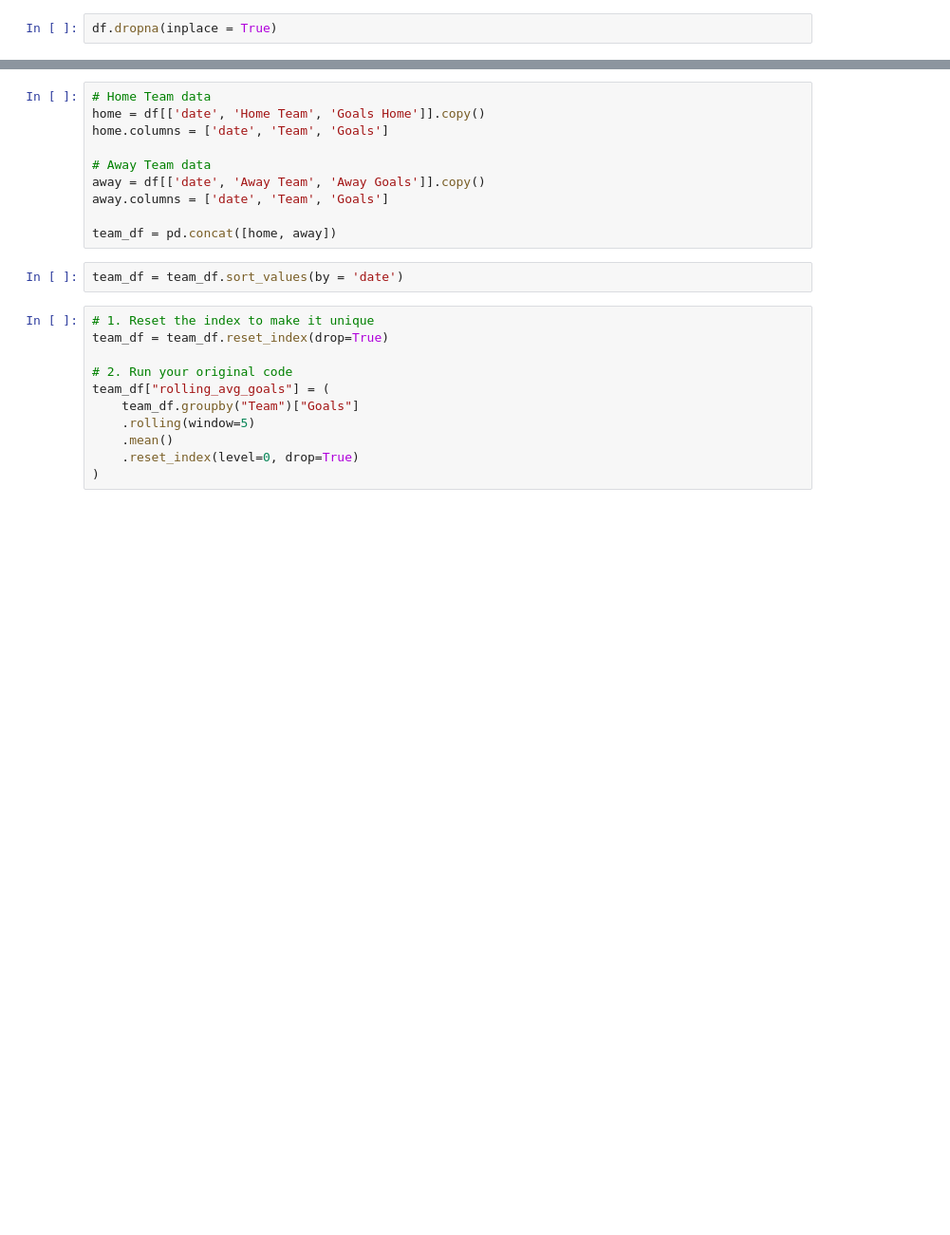
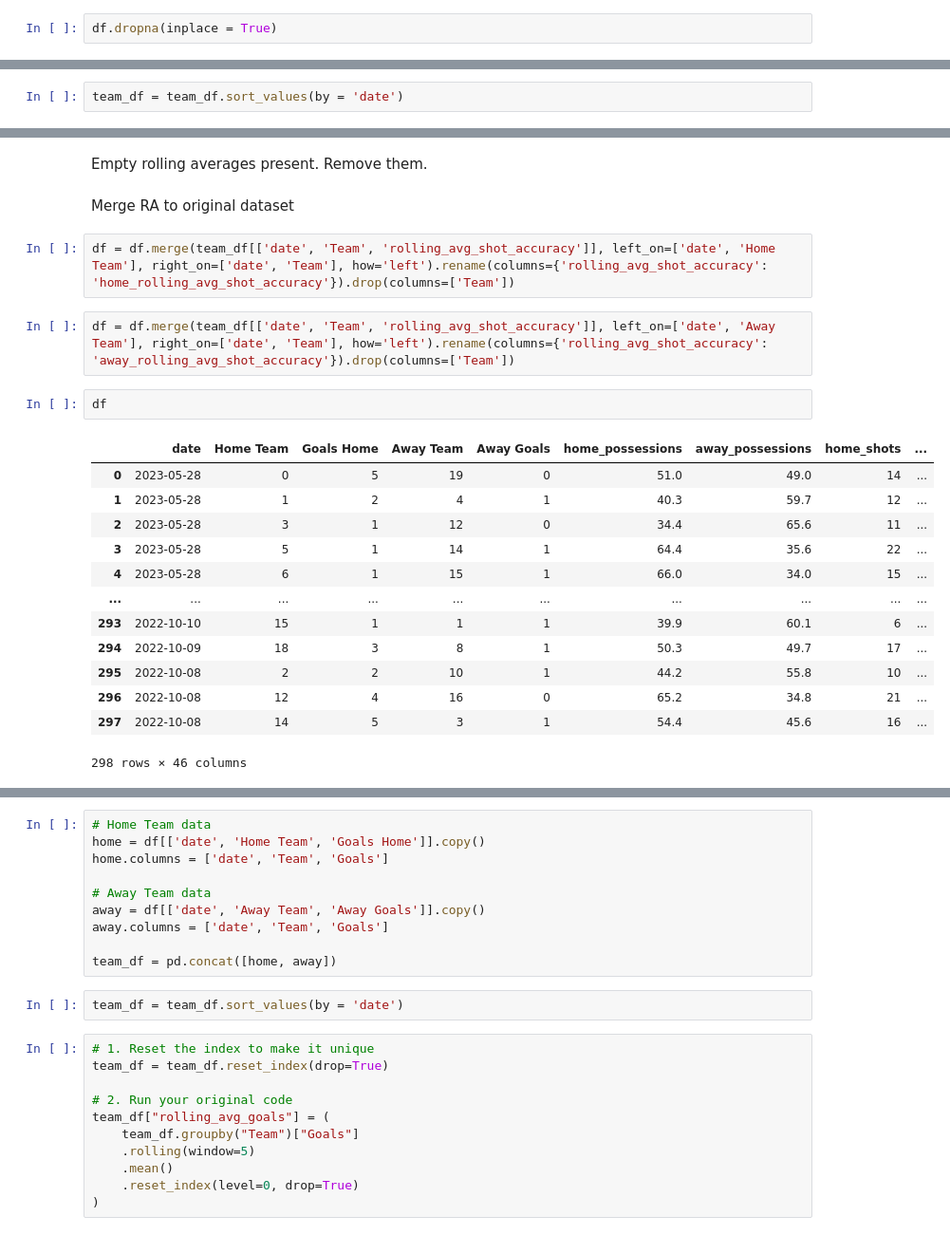
Before and after one commit to Snkiha/Premier-League-Win-Prediction, a Jupyter notebook: premierLeague_LogR.ipynb, the cells around one changed output, grey strips where cells are left out. Shown at 95% size. Drawn from its saved outputs; the diff is of its cells as text; blank space fills up the shorter version.

```diff
--- a/premierLeague_LogR.ipynb
+++ b/premierLeague_LogR.ipynb
@@ -252,0 +263,2 @@ df.dropna(inplace = True)
+# %%
+team_df = team_df.sort_values(by = 'date')
@@ -252,0 +292,24 @@ df.dropna(inplace = True)
+# %% [markdown]
+Empty rolling averages present. Remove them.
+# %% [markdown]
+Merge RA to original dataset
+# %%
+df = df.merge(team_df[['date', 'Team', 'rolling_avg_shot_accuracy']], left_on=['date', 'Home Team'], right_on=['date', 'Team'], how='left').rename(columns={'rolling_avg_shot_accuracy': 'home_rolling_avg_shot_accuracy'}).drop(columns=['Team'])
+# %%
+df = df.merge(team_df[['date', 'Team', 'rolling_avg_shot_accuracy']], left_on=['date', 'Away Team'], right_on=['date', 'Team'], how='left').rename(columns={'rolling_avg_shot_accuracy': 'away_rolling_avg_shot_accuracy'}).drop(columns=['Team'])
+# %%
+df
+# %% [output]
+|  | date | Home Team | Goals Home | Away Team | Away Goals | home_possessions | away_possessions | home_shots | ... |
+| 0 | 2023-05-28 | 0 | 5 | 19 | 0 | 51.0 | 49.0 | 14 | ... |
+| 1 | 2023-05-28 | 1 | 2 | 4 | 1 | 40.3 | 59.7 | 12 | ... |
+| 2 | 2023-05-28 | 3 | 1 | 12 | 0 | 34.4 | 65.6 | 11 | ... |
+| 3 | 2023-05-28 | 5 | 1 | 14 | 1 | 64.4 | 35.6 | 22 | ... |
+| 4 | 2023-05-28 | 6 | 1 | 15 | 1 | 66.0 | 34.0 | 15 | ... |
+| ... | ... | ... | ... | ... | ... | ... | ... | ... | ... |
+| 293 | 2022-10-10 | 15 | 1 | 1 | 1 | 39.9 | 60.1 | 6 | ... |
+| 294 | 2022-10-09 | 18 | 3 | 8 | 1 | 50.3 | 49.7 | 17 | ... |
+| 295 | 2022-10-08 | 2 | 2 | 10 | 1 | 44.2 | 55.8 | 10 | ... |
+| 296 | 2022-10-08 | 12 | 4 | 16 | 0 | 65.2 | 34.8 | 21 | ... |
+| 297 | 2022-10-08 | 14 | 5 | 3 | 1 | 54.4 | 45.6 | 16 | ... |
+298 rows × 46 columns
```
Also changed, not shown: parts of 36 cells of this notebook.
